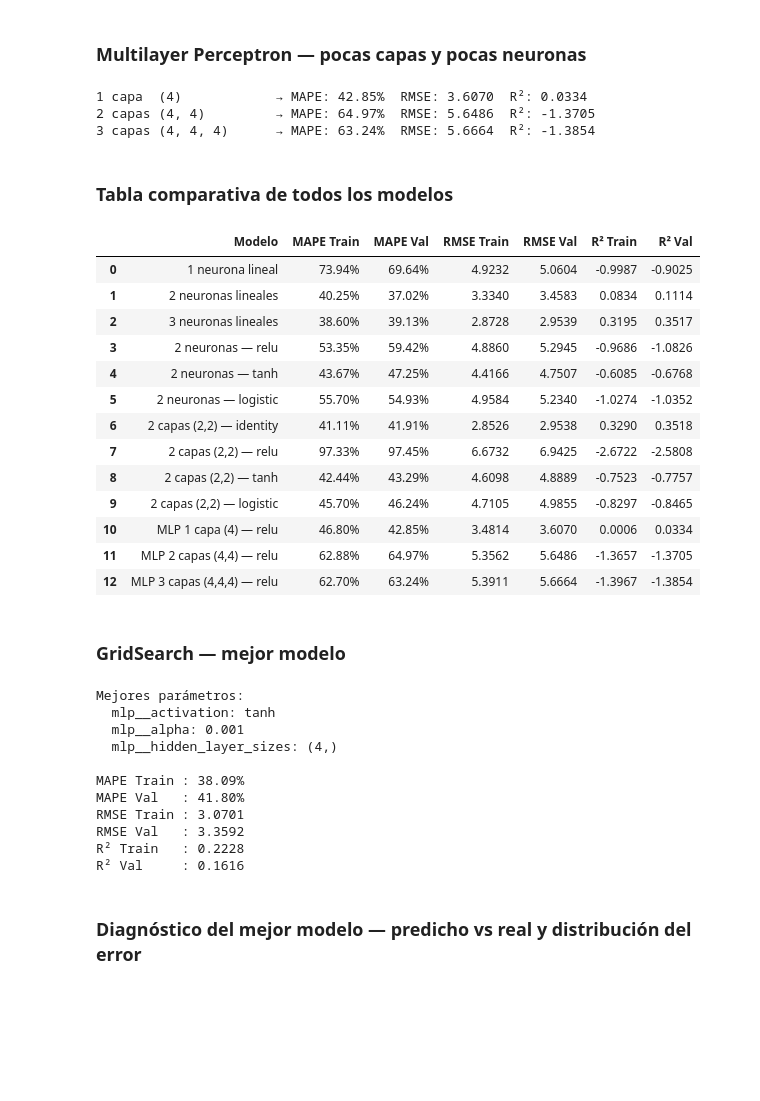
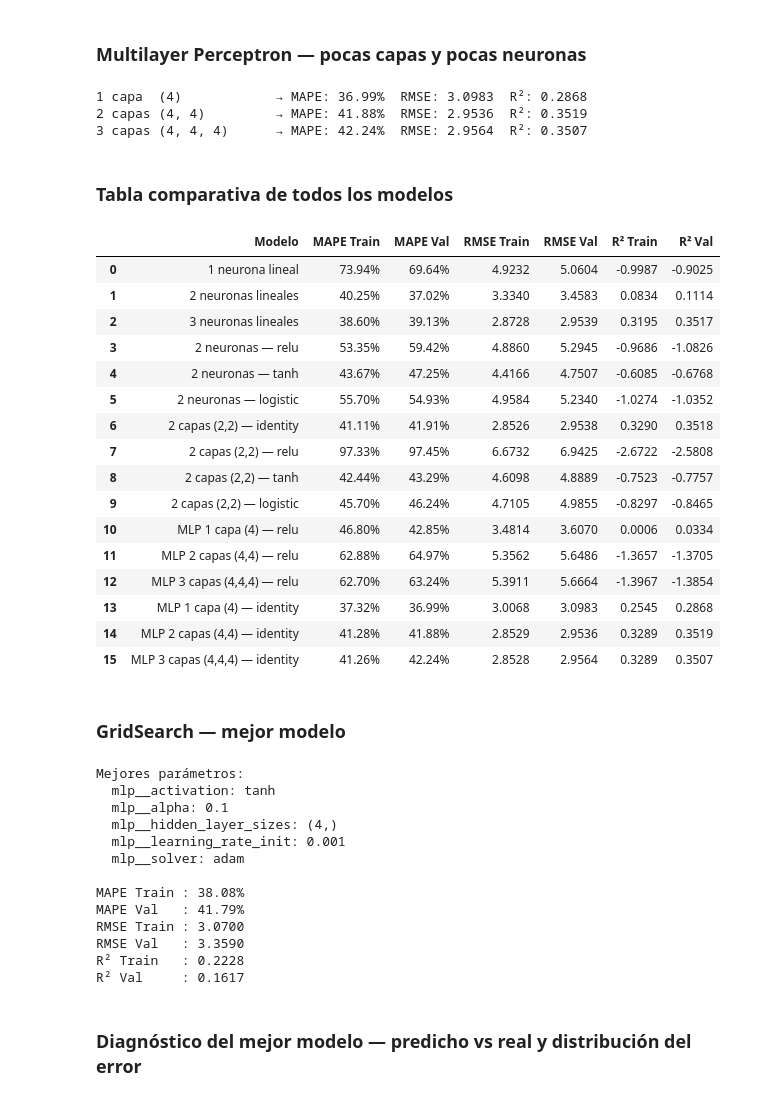
Before and after one commit to fmansillaib/umayor_class, a Jupyter notebook: metodos_ia/Clase 5 y 6/Clase 6 - Regresión.ipynb, the cells around one changed output. Cells and saved outputs as stored; diff of their text form; code cells hidden in the pictures; blank space fills up the shorter version.

```diff
--- a/metodos_ia/Clase 5 y 6/Clase 6 - Regresión.ipynb
+++ b/metodos_ia/Clase 5 y 6/Clase 6 - Regresión.ipynb
@@ -94,7 +94,7 @@ X_val_sc   = scaler.transform(X_val)
 # %% [markdown]
 ### Una sola neurona lineal
 # %%
-modelo1 = MLPRegressor(hidden_layer_sizes=(1,), activation='identity', max_iter=10, random_state=42)
+modelo1 = MLPRegressor(hidden_layer_sizes=(1,), activation='identity', max_iter=500, random_state=42)
 modelo1.fit(X_train_sc, y_train)
 y_pred1 = modelo1.predict(X_val_sc)
 print(f"MAPE: {mean_absolute_percentage_error(y_val, y_pred1)*100:.2f}%")
@@ -153,14 +153,14 @@ arquitecturas = {
 }
 
 for nombre, capas in arquitecturas.items():
-    m = MLPRegressor(hidden_layer_sizes=capas, activation='relu', max_iter=500, random_state=42)
+    m = MLPRegressor(hidden_layer_sizes=capas, activation='identity', max_iter=500, random_state=42)
     m.fit(X_train_sc, y_train)
     y_p = m.predict(X_val_sc)
     print(f"{nombre:22s} → MAPE: {mean_absolute_percentage_error(y_val, y_p)*100:.2f}%  RMSE: {np.sqrt(mean_squared_error(y_val, y_p)):.4f}  R²: {r2_score(y_val, y_p):.4f}")
 # %% [output]
-1 capa  (4)            → MAPE: 42.85%  RMSE: 3.6070  R²: 0.0334
-2 capas (4, 4)         → MAPE: 64.97%  RMSE: 5.6486  R²: -1.3705
-3 capas (4, 4, 4)      → MAPE: 63.24%  RMSE: 5.6664  R²: -1.3854
+1 capa  (4)            → MAPE: 36.99%  RMSE: 3.0983  R²: 0.2868
+2 capas (4, 4)         → MAPE: 41.88%  RMSE: 2.9536  R²: 0.3519
+3 capas (4, 4, 4)      → MAPE: 42.24%  RMSE: 2.9564  R²: 0.3507
 # %% [markdown]
 ### Tabla comparativa de todos los modelos
 # %%
@@ -178,6 +178,9 @@ modelos_config = [
     ("MLP 1 capa (4) — relu",      (4,),       'relu'),
     ("MLP 2 capas (4,4) — relu",   (4, 4),     'relu'),
     ("MLP 3 capas (4,4,4) — relu", (4, 4, 4), 'relu'),
+    ("MLP 1 capa (4) — identity",      (4,),       'identity'),
+    ("MLP 2 capas (4,4) — identity",   (4, 4),     'identity'),
+    ("MLP 3 capas (4,4,4) — identity", (4, 4, 4), 'identity'),
 ]
 
 resultados = []
@@ -186,33 +189,36 @@ with warnings.catch_warnings():
     for nombre, capas, act in modelos_config:
         m = MLPRegressor(hidden_layer_sizes=capas, activation=act, max_iter=500, random_state=42)
         m.fit(X_train_sc, y_train)
         mape_train = mean_absolute_percentage_error(y_train, m.predict(X_train_sc)) * 100
         mape_val   = mean_absolute_percentage_error(y_val,   m.predict(X_val_sc))   * 100
         rmse_train = np.sqrt(mean_squared_error(y_train, m.predict(X_train_sc)))
         rmse_val   = np.sqrt(mean_squared_error(y_val,   m.predict(X_val_sc)))
         r2_train   = r2_score(y_train, m.predict(X_train_sc))
         r2_val     = r2_score(y_val,   m.predict(X_val_sc))
         resultados.append([nombre, f"{mape_train:.2f}%", f"{mape_val:.2f}%",
                            f"{rmse_train:.4f}", f"{rmse_val:.4f}",
                            f"{r2_train:.4f}", f"{r2_val:.4f}"])
 
 df_tabla = pd.DataFrame(resultados, columns=["Modelo", "MAPE Train", "MAPE Val", "RMSE Train", "RMSE Val", "R² Train", "R² Val"])
 df_tabla
 # %% [output]
 |  | Modelo | MAPE Train | MAPE Val | RMSE Train | RMSE Val | R² Train | R² Val |
 | 0 | 1 neurona lineal | 73.94% | 69.64% | 4.9232 | 5.0604 | -0.9987 | -0.9025 |
 | 1 | 2 neuronas lineales | 40.25% | 37.02% | 3.3340 | 3.4583 | 0.0834 | 0.1114 |
 | 2 | 3 neuronas lineales | 38.60% | 39.13% | 2.8728 | 2.9539 | 0.3195 | 0.3517 |
 | 3 | 2 neuronas — relu | 53.35% | 59.42% | 4.8860 | 5.2945 | -0.9686 | -1.0826 |
 | 4 | 2 neuronas — tanh | 43.67% | 47.25% | 4.4166 | 4.7507 | -0.6085 | -0.6768 |
 | 5 | 2 neuronas — logistic | 55.70% | 54.93% | 4.9584 | 5.2340 | -1.0274 | -1.0352 |
 | 6 | 2 capas (2,2) — identity | 41.11% | 41.91% | 2.8526 | 2.9538 | 0.3290 | 0.3518 |
 | 7 | 2 capas (2,2) — relu | 97.33% | 97.45% | 6.6732 | 6.9425 | -2.6722 | -2.5808 |
 | 8 | 2 capas (2,2) — tanh | 42.44% | 43.29% | 4.6098 | 4.8889 | -0.7523 | -0.7757 |
 | 9 | 2 capas (2,2) — logistic | 45.70% | 46.24% | 4.7105 | 4.9855 | -0.8297 | -0.8465 |
 | 10 | MLP 1 capa (4) — relu | 46.80% | 42.85% | 3.4814 | 3.6070 | 0.0006 | 0.0334 |
 | 11 | MLP 2 capas (4,4) — relu | 62.88% | 64.97% | 5.3562 | 5.6486 | -1.3657 | -1.3705 |
 | 12 | MLP 3 capas (4,4,4) — relu | 62.70% | 63.24% | 5.3911 | 5.6664 | -1.3967 | -1.3854 |
+| 13 | MLP 1 capa (4) — identity | 37.32% | 36.99% | 3.0068 | 3.0983 | 0.2545 | 0.2868 |
+| 14 | MLP 2 capas (4,4) — identity | 41.28% | 41.88% | 2.8529 | 2.9536 | 0.3289 | 0.3519 |
+| 15 | MLP 3 capas (4,4,4) — identity | 41.26% | 42.24% | 2.8528 | 2.9564 | 0.3289 | 0.3507 |
 # %% [markdown]
 ### GridSearch — mejor modelo
 # %%
@@ -223,12 +229,14 @@ pipeline = Pipeline([
 
 param_grid = {
     'mlp__hidden_layer_sizes': [(4,), (8,), (4, 4), (8, 8)],
-    'mlp__activation':         ['relu', 'tanh'],
-    'mlp__alpha':              [0.0, 0.001],
+    'mlp__activation':         ['relu', 'tanh', 'identity'],
+    'mlp__alpha':              [0.001, 0.01, 0.1],
+    'mlp__learning_rate_init': [0.0001, 0.001, 0.01, 0.1],
+    'mlp__solver':             ['adam', 'sgd', 'lbfgs']
 }
 
 with warnings.catch_warnings():
-    warnings.simplefilter('ignore', ConvergenceWarning)
+    warnings.simplefilter('ignore')
     gs = GridSearchCV(pipeline, param_grid, scoring='neg_mean_absolute_percentage_error', cv=5, n_jobs=1)
     gs.fit(X_train, y_train)
 
@@ -253,15 +261,17 @@ print(f"R² Val     : {r2_val:.4f}")
 # %% [output]
 Mejores parámetros:
   mlp__activation: tanh
-  mlp__alpha: 0.001
+  mlp__alpha: 0.1
   mlp__hidden_layer_sizes: (4,)
+  mlp__learning_rate_init: 0.001
+  mlp__solver: adam
 
-MAPE Train : 38.09%
-MAPE Val   : 41.80%
-RMSE Train : 3.0701
-RMSE Val   : 3.3592
+MAPE Train : 38.08%
+MAPE Val   : 41.79%
+RMSE Train : 3.0700
+RMSE Val   : 3.3590
 R² Train   : 0.2228
-R² Val     : 0.1616
+R² Val     : 0.1617
 # %% [markdown]
 ### Diagnóstico del mejor modelo — predicho vs real y distribución del error
 # %%
```
Also changed, not shown: parts of 3 cells of this notebook.
